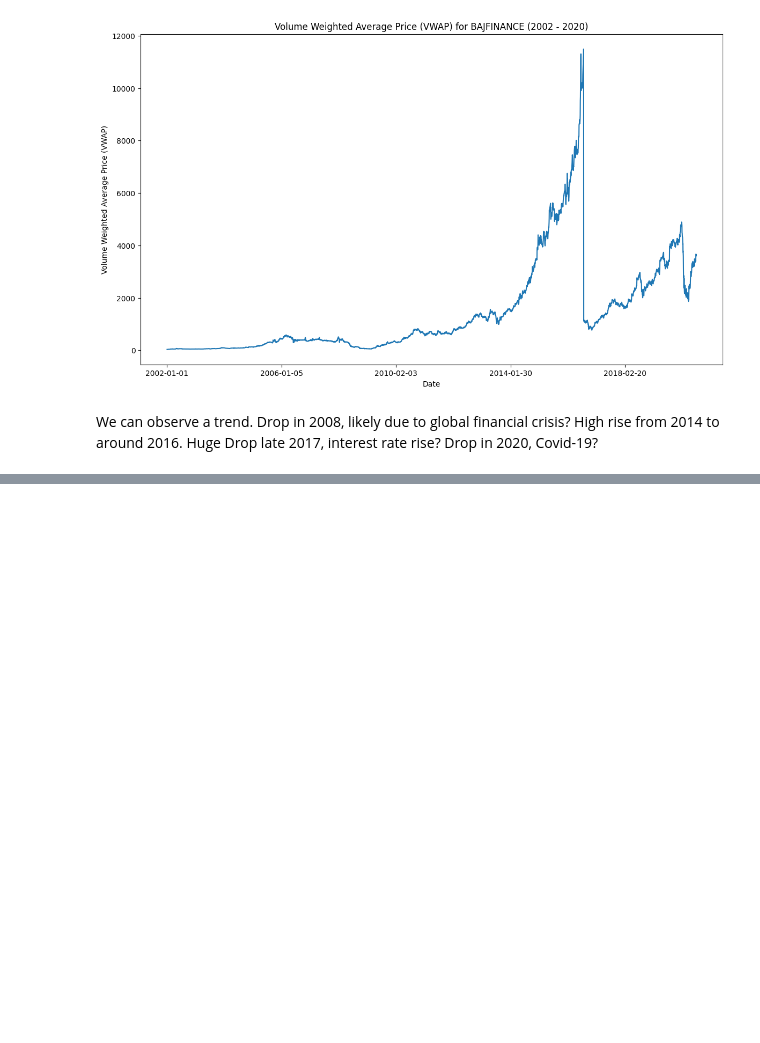
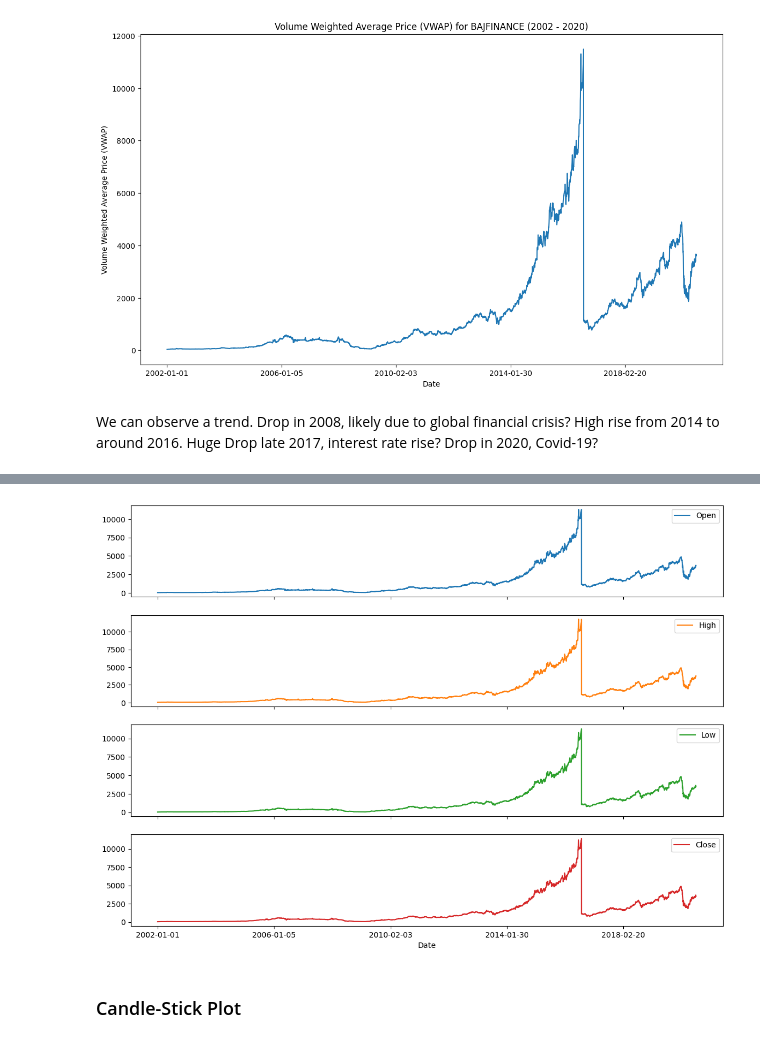
Before and after one commit to suyogshresthaa/Stock-Price-Prediction, a Jupyter notebook: stock_price_prediction.ipynb, the cells around one changed output, grey strips where cells are left out. Drawn from its saved outputs; the diff is of its cells as text; code cells hidden in the pictures; blank space fills up the shorter version.

```diff
--- a/stock_price_prediction.ipynb
+++ b/stock_price_prediction.ipynb
@@ -125,0 +149,10 @@ Drop in 2020, Covid-19?
+# %%
+cols = ['Open', 'High', 'Low', 'Close']
+# %%
+## plotting Open, High, Low, and Close
+df[cols].plot(figsize=(14, 10), subplots=True)
+plt.show()
+# %% [output]
+[figure, added]
+# %% [markdown]
+### Candle-Stick Plot
```
Also changed, not shown: parts of 9 cells of this notebook.
